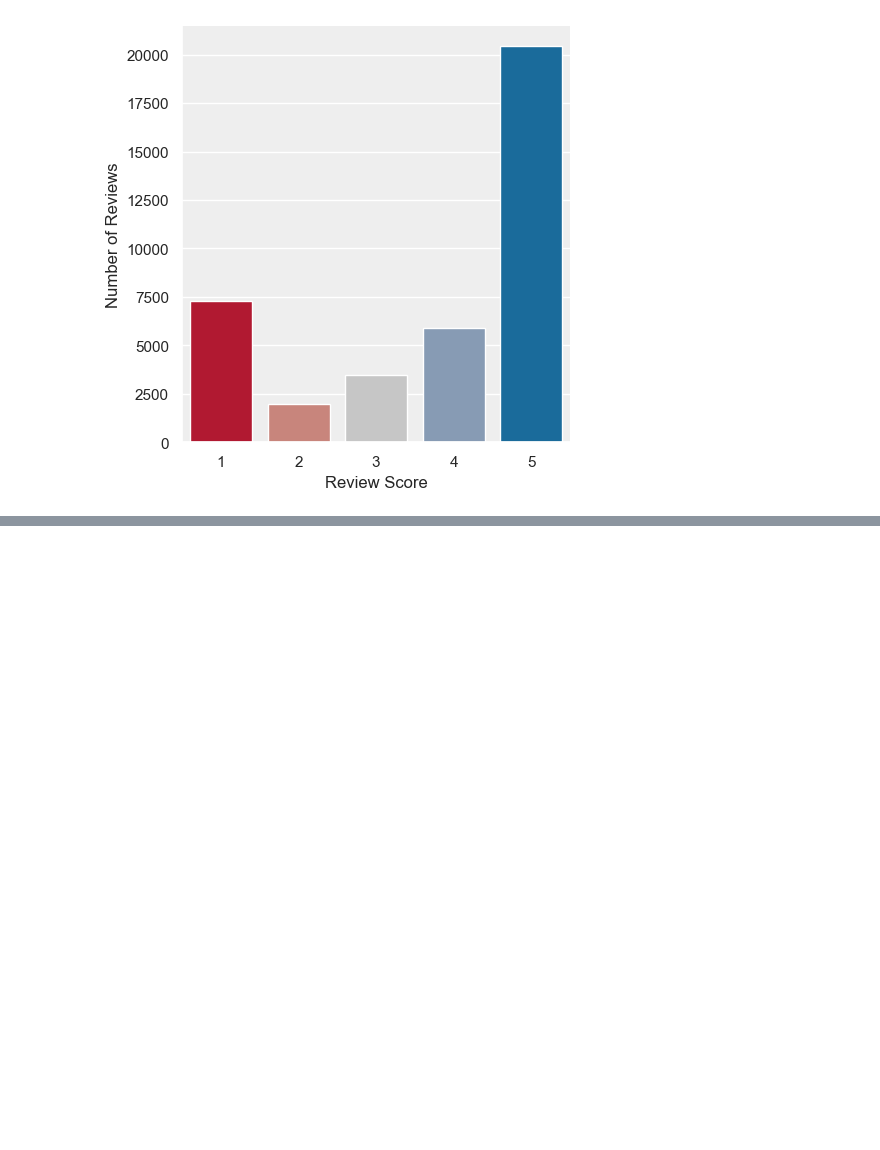
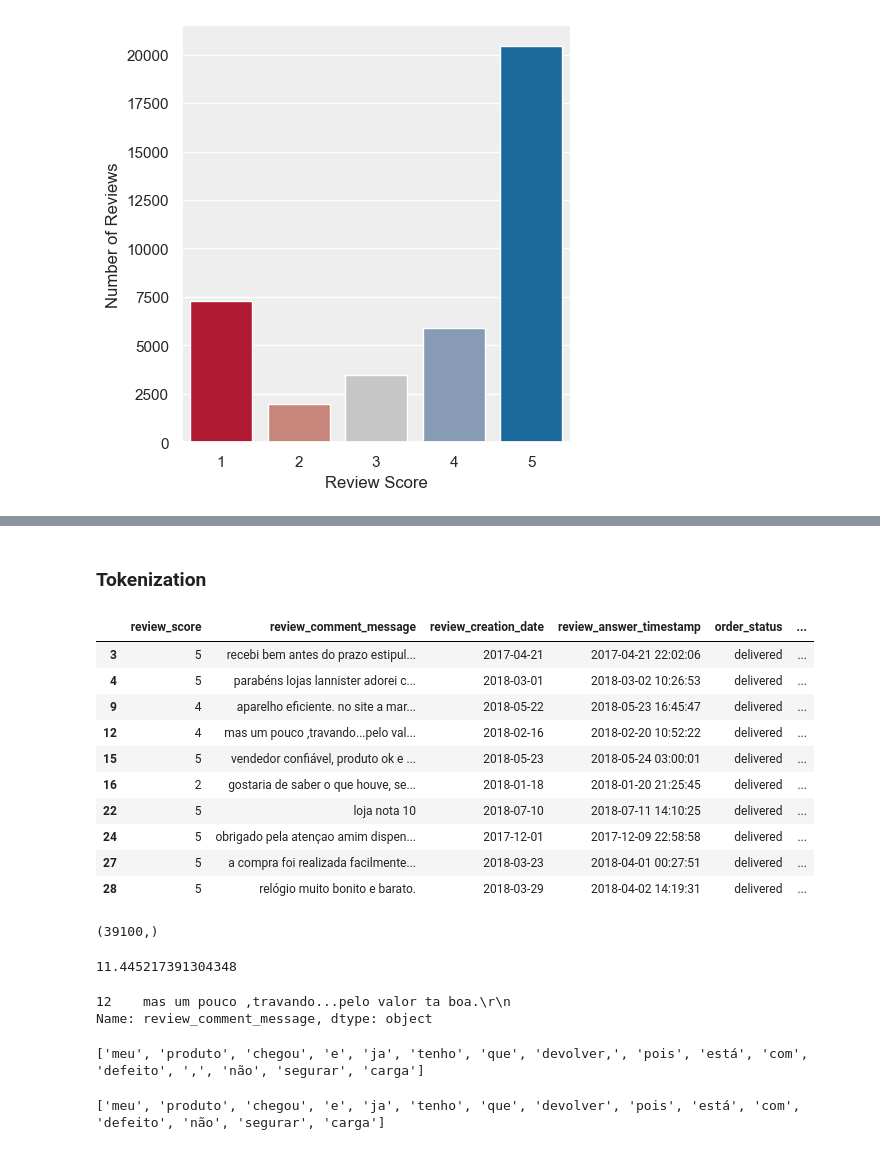
Before and after one commit to vivimouret29/mast2_ai, a Jupyter notebook: mathsDS/fil_rouge/filrouge.ipynb, the cells around one changed output, grey strips where cells are left out. Cells and saved outputs as stored; diff of their text form; code cells hidden in the pictures; blank space fills up the shorter version.

```diff
--- a/mathsDS/fil_rouge/filrouge.ipynb
+++ b/mathsDS/fil_rouge/filrouge.ipynb
@@ -235,0 +265,51 @@ sns.scatterplot(x='order_purchase_timestamp',
+# %% [markdown]
+### Tokenization
+# %%
+reviews_na['review_comment_message'] = reviews_na['review_comment_message'].str.lower()
+reviews_na.head(10)
+# %% [output]
+|  | review_score | review_comment_message | review_creation_date | review_answer_timestamp | order_status | ... |
+| 3 | 5 | recebi bem antes do prazo estipul... | 2017-04-21 | 2017-04-21 22:02:06 | delivered | ... |
+| 4 | 5 | parabéns lojas lannister adorei c... | 2018-03-01 | 2018-03-02 10:26:53 | delivered | ... |
+| 9 | 4 | aparelho eficiente. no site a mar... | 2018-05-22 | 2018-05-23 16:45:47 | delivered | ... |
+| 12 | 4 | mas um pouco ,travando...pelo val... | 2018-02-16 | 2018-02-20 10:52:22 | delivered | ... |
+| 15 | 5 | vendedor confiável, produto ok e ... | 2018-05-23 | 2018-05-24 03:00:01 | delivered | ... |
+| 16 | 2 | gostaria de saber o que houve, se... | 2018-01-18 | 2018-01-20 21:25:45 | delivered | ... |
+| 22 | 5 | loja nota 10 | 2018-07-10 | 2018-07-11 14:10:25 | delivered | ... |
+| 24 | 5 | obrigado pela atençao amim dispen... | 2017-12-01 | 2017-12-09 22:58:58 | delivered | ... |
+| 27 | 5 | a compra foi realizada facilmente... | 2018-03-23 | 2018-04-01 00:27:51 | delivered | ... |
+| 28 | 5 | relógio muito bonito e barato. | 2018-03-29 | 2018-04-02 14:19:31 | delivered | ... |
+# %%
+reviews_na['review_comment_message'].shape
+# %% [output]
+(39100,)
+# %%
+avg = sum([len(rv.split()) for rv in reviews_na['review_comment_message']]) / len(reviews_na['review_comment_message'])
+avg
+# %% [output]
+11.445217391304348
+# %%
+reviews_na['review_comment_message'][3:4]
+# %% [output]
+12    mas um pouco ,travando...pelo valor ta boa.\r\n
+Name: review_comment_message, dtype: object
+# %%
+# with python librairies
+
+for rv in reviews_na['review_comment_message']:
+    tk_py = rv.split()
+
+print(tk_py[:20])
+# %% [output]
+['meu', 'produto', 'chegou', 'e', 'ja', 'tenho', 'que', 'devolver,', 'pois', 'está', 'com', 'defeito', ',', 'não', 'segurar', 'carga']
+# %%
+# with regex
+
+import re
+
+for rv in reviews_na['review_comment_message']:
+    tk_rgx = re.findall('[\w]+', rv)
+
+print(tk_rgx[:20])
+# %% [output]
+['meu', 'produto', 'chegou', 'e', 'ja', 'tenho', 'que', 'devolver', 'pois', 'está', 'com', 'defeito', 'não', 'segurar', 'carga']
```
Also changed, not shown: parts of 18 cells of this notebook.
